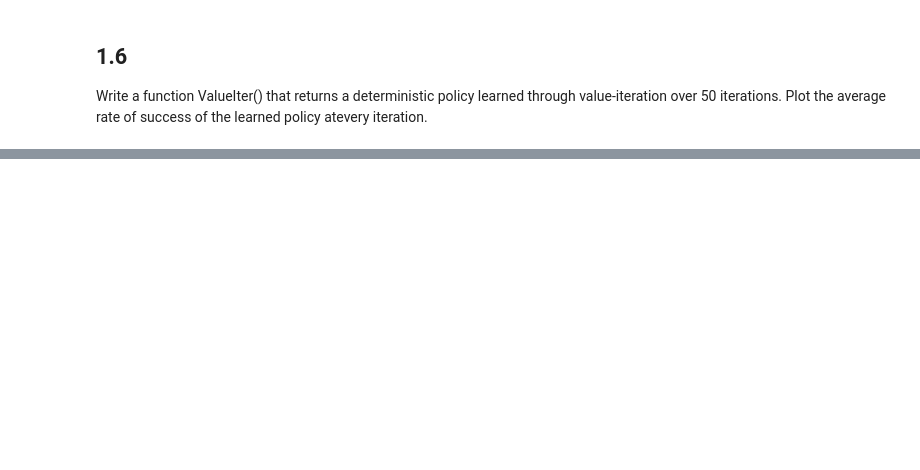
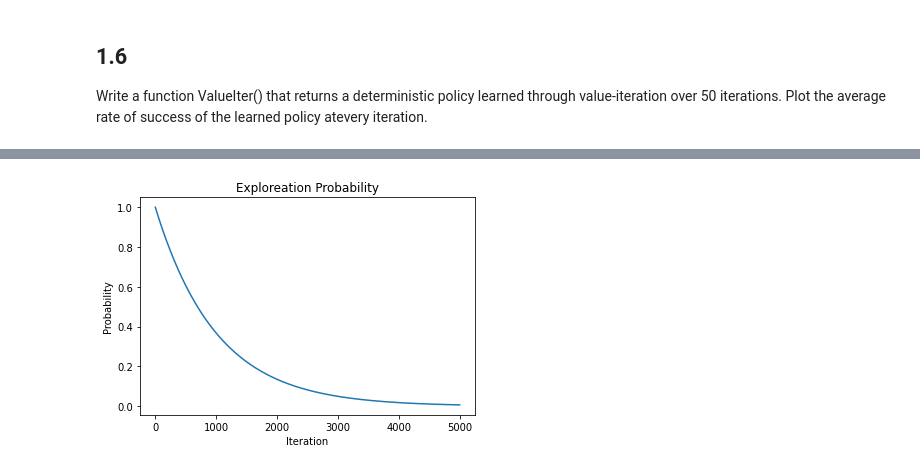
Before and after one commit to yifanwu2828/ECE276c, a Jupyter notebook: HW2/hw2_soln.ipynb, the cells around one changed output, grey strips where cells are left out. Saved outputs shown, nothing was run; the diff lists cells and outputs as text; code cells hidden in the pictures; blank space fills up the shorter version.

```diff
--- a/HW2/hw2_soln.ipynb
+++ b/HW2/hw2_soln.ipynb
@@ -401,0 +571,15 @@ V_pi: [0.45935694 0.3994459  0.36177992 0.3437021  0.48231913 0.
+# %%
+prob = []
+init_prob = 1
+lamd = 0.001
+for t in range(5_000):
+    Nt = init_prob * np.exp(-lamd * t)
+    prob.append(Nt)
+
+plt.plot(prob)
+plt.xlabel("Iteration")
+plt.ylabel("Probability")
+plt.title("Exploreation Probability")
+plt.show()
+# %% [output]
+[figure, added]
```
Also changed, not shown: parts of 13 cells of this notebook, 29 other files.
